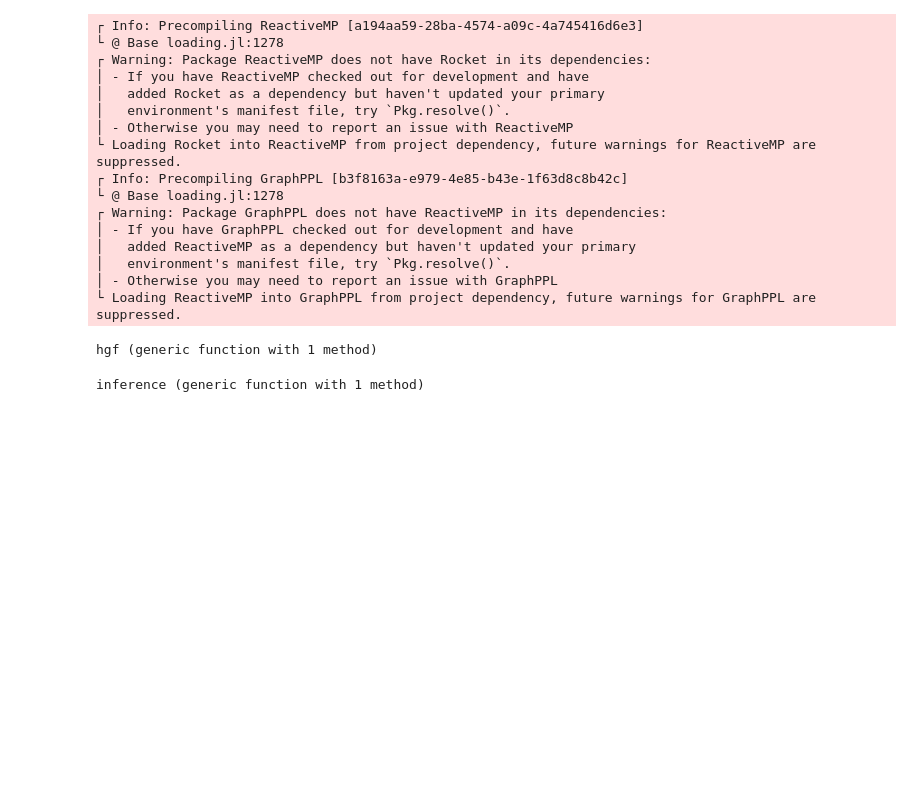
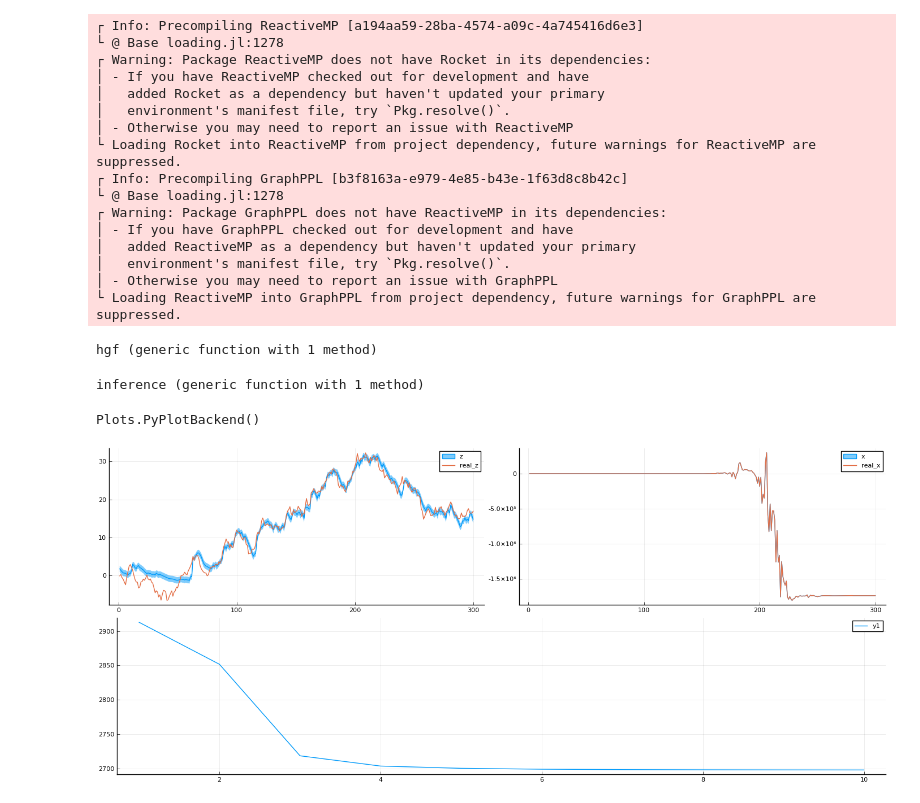
Before and after one commit to ReactiveBayes/GraphPPL.jl, a Jupyter notebook: demo/hgf.ipynb, the cells around one changed output. Saved outputs shown, nothing was run; the diff lists cells and outputs as text; code cells hidden in the pictures; blank space fills up the shorter version.

```diff
--- a/demo/hgf.ipynb
+++ b/demo/hgf.ipynb
@@ -51,18 +51,21 @@ function inference(; data, iters, real_k, real_w, z_variance, y_variance)
     n = length(data)
 
     ms_scheduler = PendingScheduler()
+    fe_scheduler = PendingScheduler()
 
     mz = Vector{Marginal}()
     mx = Vector{Marginal}()
+    fe = Vector{Float64}()
 
-    _, (zt, xt, y, gcv_node, xt_min_mean, xt_min_var, zt_min_mean, zt_min_var) = hgf(real_k, real_w, z_variance, y_variance)
+    model, (zt, xt, y, gcv_node, xt_min_mean, xt_min_var, zt_min_mean, zt_min_var) = hgf(real_k, real_w, z_variance, y_variance)
 
     s_mz = subscribe!(getmarginal(zt) |> schedule_on(ms_scheduler), (m) -> push!(mz, m))
     s_mx = subscribe!(getmarginal(xt) |> schedule_on(ms_scheduler), (m) -> push!(mx, m))
+    s_fe = subscribe!(score(BetheFreeEnergy(), model, fe_scheduler), (f) -> push!(fe, f))
 
     # Initial prior messages
-    current_zt = NormalMeanVariance(0.0, 100.0)
-    current_xt = NormalMeanVariance(0.0, 100.0)
+    current_zt = NormalMeanVariance(0.0, 10.0)
+    current_xt = NormalMeanVariance(0.0, 10.0)
 
     # Prior marginals
     setmarginal!(gcv_node, :y_x, MvNormalMeanCovariance([ 0.0, 0.0 ], [ 5.0, 5.0 ]))
@@ -76,6 +79,8 @@ function inference(; data, iters, real_k, real_w, z_variance, y_variance)
             update!(zt_min_var, var(current_zt))
             update!(xt_min_mean, mean(current_xt))
             update!(xt_min_var, var(current_xt))
+
+            release!(fe_scheduler)
         end
 
         release!(ms_scheduler)
@@ -86,14 +91,15 @@ function inference(; data, iters, real_k, real_w, z_variance, y_variance)
 
     unsubscribe!(s_mz)
     unsubscribe!(s_mx)
+    unsubscribe!(s_fe)
 
-    return mz, mx
+    return mz, mx, fe
 end
 # %% [output]
 inference (generic function with 1 method)
 # %%
-n = 340
-iters = 200
+n = 300
+iters = 10
 
 Random.seed!(229)
 
@@ -108,8 +114,8 @@ v = Vector{Float64}(undef, n)
 x = Vector{Float64}(undef, n)
 y = Vector{Float64}(undef, n)
 
-y_variance = 0.001
-z_variance = 0.1
+y_variance = 0.01
+z_variance = 1.0
 
 for i in 1:n
     z[i] = rand(Normal(z_prev, sqrt(z_variance)))
@@ -121,7 +127,7 @@ for i in 1:n
     x_prev = x[i]
 end
 # %%
-mz, mx = inference(;
+mz, mx, fe = inference(;
     data = y,
     iters = iters,
     real_k = real_k,
@@ -131,11 +137,19 @@ mz, mx = inference(;
 );
 # %%
 using Plots
+
+pyplot()
+# %% [output]
+Plots.PyPlotBackend()
 # %%
 p1 = plot(mean.(mz), ribbon = std.(mz), label = :z)
 p1 = plot!(p1, z, label = :real_z)
 
 p2 = plot(mean.(mx), ribbon = std.(mx), label = :x)
 p2 = plot!(p2, x, label = :real_x)
 
-plot(p1, p2, layout = @layout([ a; b ]), size = (1400, 600))
+p3 = plot(vec(sum(reshape(fe, (iters, n)), dims = 2)))
+
+plot(p1, p2, p3, layout = @layout([ a b; c ]), size = (1400, 600))
+# %% [output]
+[figure, added]
```
Also changed, not shown: 4 other files.
